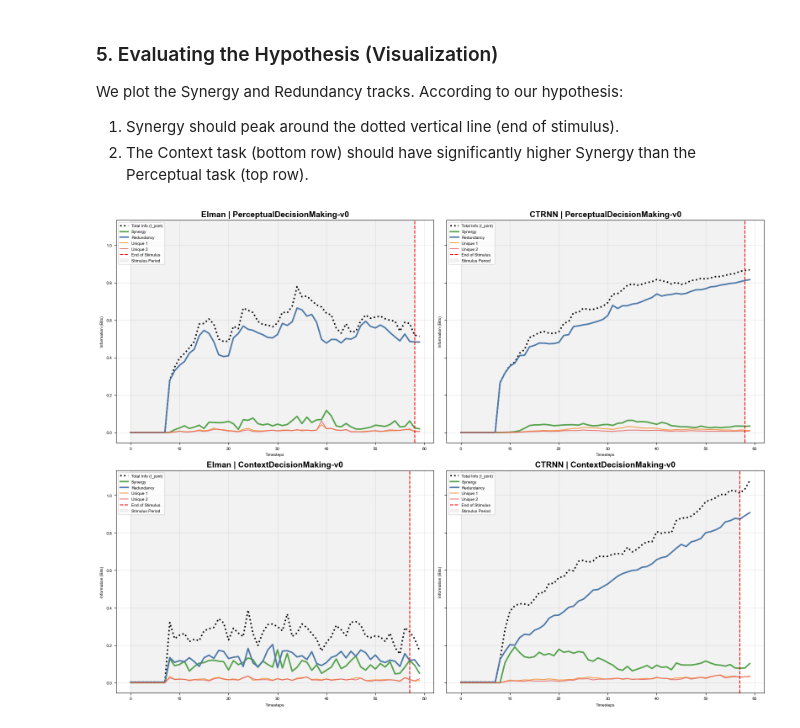
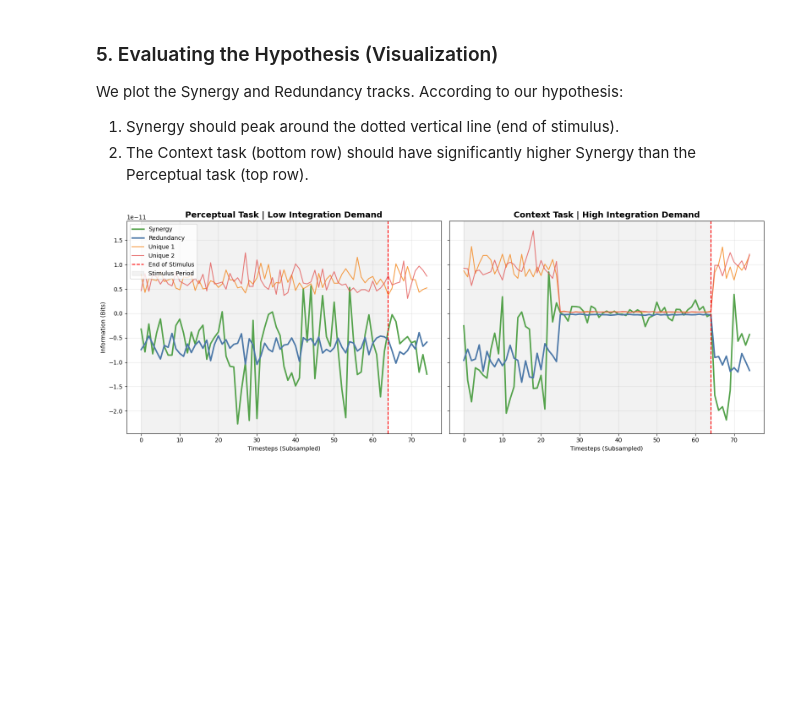
Before and after one commit to jgendra/NeuroAI-Project13, a Jupyter notebook: notebooks/04_minimal_product.ipynb, the cells around one changed output. Drawn from its saved outputs; the diff is of its cells as text; code cells hidden in the pictures; blank space fills up the shorter version.

```diff
--- a/notebooks/04_minimal_product.ipynb
+++ b/notebooks/04_minimal_product.ipynb
@@ -34,10 +38,10 @@ Using device: cuda
 We define both the Elman RNN and the CTRNN. We configure both to use `batch_first=True` for easier tensor slicing, and output the full sequence of hidden states for the PID analysis.
 # %%
 class WrappedCTRNN(nn.Module):
-    def __init__(self, input_dim, hidden_size):
+    def __init__(self, input_dim, hidden_size, output_size=3):
         super().__init__()
         # Use the existing CTRNN
-        self.model = CTRNN(input_size=input_dim, hidden_size=hidden_size, output_size=3)
+        self.model = CTRNN(input_size=input_dim, hidden_size=hidden_size, output_size=output_size)
 
     def forward(self, x):
         # CTRNN expects (Batch, Seq, Dim).
@@ -46,12 +50,12 @@ class WrappedCTRNN(nn.Module):
         return outputs, hidden_states
 
 class WrappedElman(nn.Module):
-    def __init__(self, input_dim, hidden_size):
+    def __init__(self, input_dim, hidden_size, output_size=3):
         super().__init__()
         # Use teammate's ElmanRNN, override to 80 units
         self.model = ElmanRNN(dim=input_dim, hidden_dim=hidden_size)
         # Teammate's code hardcoded output=input_dim. We overwrite it to 3 for our task classes.
-        self.model.readout = nn.Linear(hidden_size, 3)
+        self.model.readout = nn.Linear(hidden_size, output_size)
 
     def forward(self, x):
         # x is (Batch, Seq, Dim).
@@ -256,42 +346,34 @@ We plot the Synergy and Redundancy tracks. According to our hypothesis:
 1. Synergy should peak around the dotted vertical line (end of stimulus).
 2. The Context task (bottom row) should have significantly higher Synergy than the Perceptual task (top row).
 # %%
-fig, axes = plt.subplots(2, 2, figsize=(16, 12), sharey=True)
+fig, axes = plt.subplots(1, 2, figsize=(16, 6), sharey=True)
 
-plot_mapping = {
-    'Elman_PerceptualDecisionMaking-v0': axes[0, 0],
-    'CTRNN_PerceptualDecisionMaking-v0': axes[0, 1],
-    'Elman_ContextDecisionMaking-v0':    axes[1, 0],
-    'CTRNN_ContextDecisionMaking-v0':    axes[1, 1],
-}
+# Find the end of the stimulus period dynamically (Where period 1 transitions to 2)
+# Since all trials share the same timing, we just look at the first trial
+stim_end_idx = np.where(P_ctx[0] == 1)[0][-1]
+time_axis = np.arange(H_ctx.shape[1])
 
-for key, ax in plot_mapping.items():
-    res = pid_results[key]
-    data = res['data']
-    time_axis = np.arange(res['seq_len'])
-
-    # Plot Total Information (The actual capacity of the network)
-    ax.plot(time_axis, data['mi_joint'], label='Total Info (I_joint)', color='black', linestyle=':', linewidth=2.5)
-
-    # Plot the 4 PID Atoms
+def plot_pid_ax(ax, data, title):
     ax.plot(time_axis, data['synergy'], label='Synergy', color='#54A24B', linewidth=2.5)
     ax.plot(time_axis, data['redundancy'], label='Redundancy', color='#4C78A8', linewidth=2.5)
     ax.plot(time_axis, data['unique1'], label='Unique 1', color='#F58518', linewidth=1.5, alpha=0.8)
     ax.plot(time_axis, data['unique2'], label='Unique 2', color='#E45756', linewidth=1.5, alpha=0.8)
 
     # Mark the End of Stimulus (The proposed snapshot)
-    ax.axvline(res['stim_end'], color='red', linestyle='--', label='End of Stimulus')
-    ax.axvspan(0, res['stim_end'], color='gray', alpha=0.1, label='Stimulus Period')
+    ax.axvline(stim_end_idx, color='red', linestyle='--', label='End of Stimulus')
+    ax.axvspan(0, stim_end_idx, color='gray', alpha=0.1, label='Stimulus Period')
 
-    ax.set_title(key.replace('_', ' | '), fontsize=14, fontweight='bold')
-    ax.set_ylabel('Information (Bits)')
-    ax.set_xlabel('Timesteps')
+    ax.set_title(title, fontsize=14, fontweight='bold')
+    ax.set_xlabel('Timesteps (Subsampled)')
+    ax.grid(alpha=0.3)
 
-    # Move legend outside to prevent covering the data
-    ax.legend(loc='upper left')
-    ax.grid(alpha=0.3)
+plot_pid_ax(axes[0], pid_perceptual, "Perceptual Task | Low Integration Demand")
+axes[0].set_ylabel('Information (Bits)')
+axes[0].legend(loc='upper left')
+
+plot_pid_ax(axes[1], pid_context, "Context Task | High Integration Demand")
 
 plt.tight_layout()
 plt.show()
 # %% [output]
-[figure, old version]
+[figure, new version]
```
Also changed, not shown: parts of 6 cells of this notebook, 6 other files.
